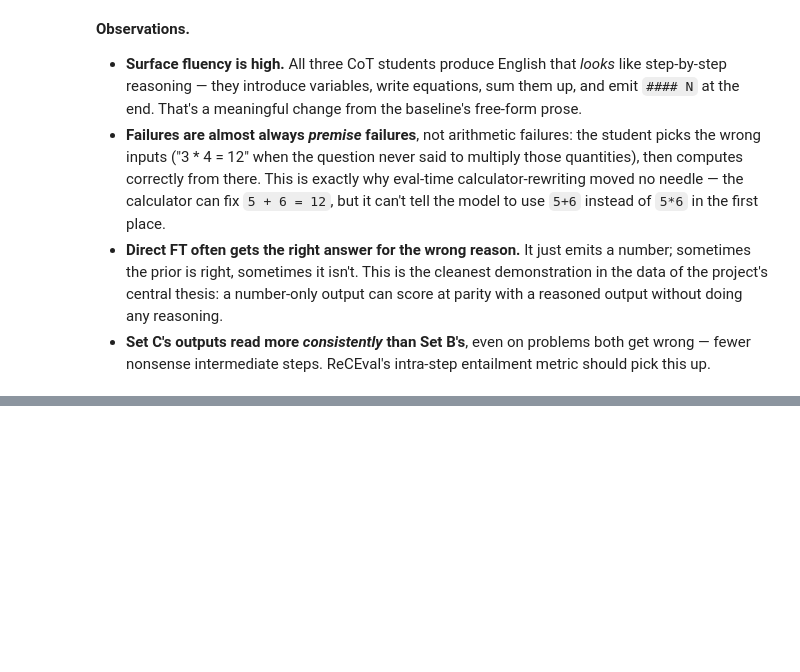
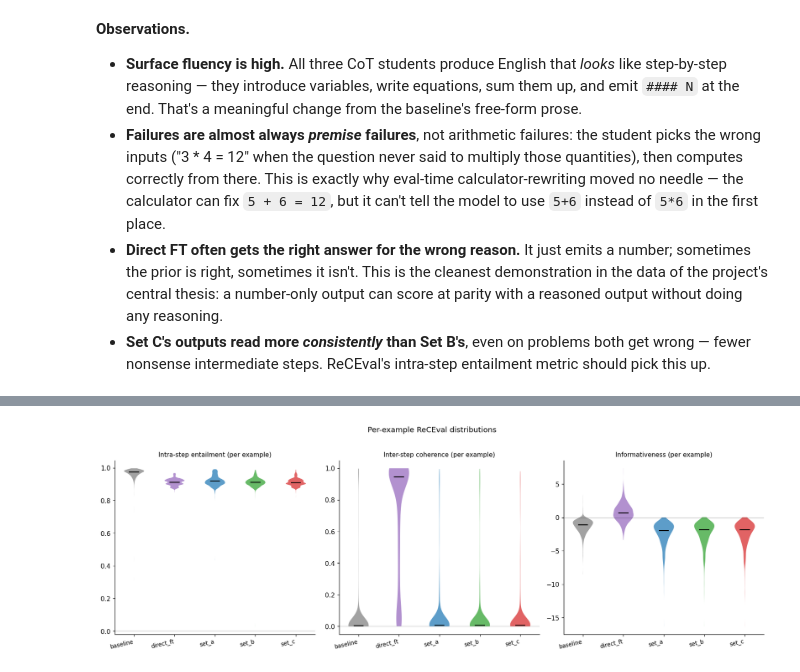
Before and after one commit to rihembenabdallah18/COT_lab, a Jupyter notebook: notebooks/results.ipynb, the cells around one changed output, grey strips where cells are left out. Cells and saved outputs as stored; diff of their text form; code cells hidden in the pictures; blank space fills up the shorter version.

```diff
--- a/notebooks/results.ipynb
+++ b/notebooks/results.ipynb
@@ -412,0 +520,35 @@ GOLD: 35.0
+# %%
+# Per-example violin plots
+def load_receval_records(cond):
+    p = RECEVAL_DIR / f"{cond}_receval.jsonl"
+    with p.open() as f:
+        return [json.loads(line) for line in f]
+
+re_recs = {c: load_receval_records(c) for c in CONDS}
+
+fig, axes = plt.subplots(1, 3, figsize=(15, 5))
+violin_specs = [
+    ("intra", "Intra-step entailment (per example)"),
+    ("inter", "Inter-step coherence (per example)"),
+    ("info",  "Informativeness (per example)"),
+]
+
+for ax, (key, title) in zip(axes, violin_specs):
+    data = [[r[key] for r in re_recs[c]] for c in CONDS]
+    parts = ax.violinplot(data, positions=range(len(CONDS)),
+                          showmedians=True, showextrema=False)
+    for pc, c in zip(parts["bodies"], CONDS):
+        pc.set_facecolor(PALETTE[c])
+        pc.set_alpha(0.72)
+    parts["cmedians"].set_color("black")
+    ax.set_xticks(range(len(CONDS)))
+    ax.set_xticklabels([c.replace("student_", "") for c in CONDS],
+                       rotation=13, ha="right", fontsize=9)
+    ax.axhline(0, color="black", linewidth=0.5, alpha=0.3)
+    ax.set_title(title, fontsize=10)
+
+fig.suptitle("Per-example ReCEval distributions", y=1.02)
+plt.tight_layout()
+plt.show()
+# %% [output]
+[figure, added]
```
Also changed, not shown: parts of 9 cells of this notebook.
